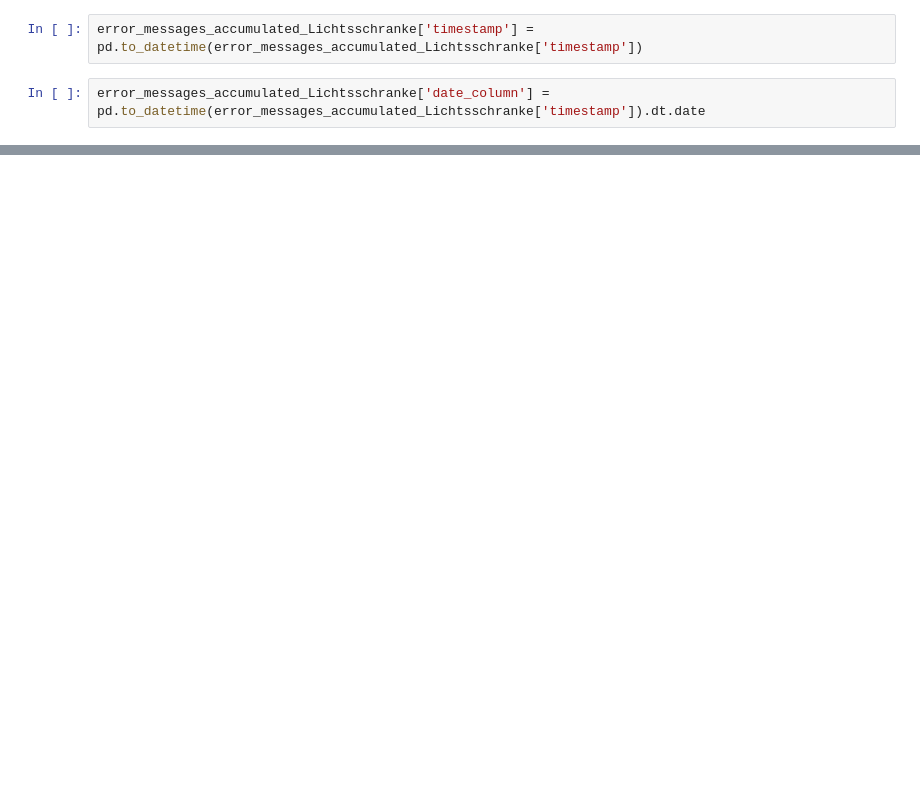
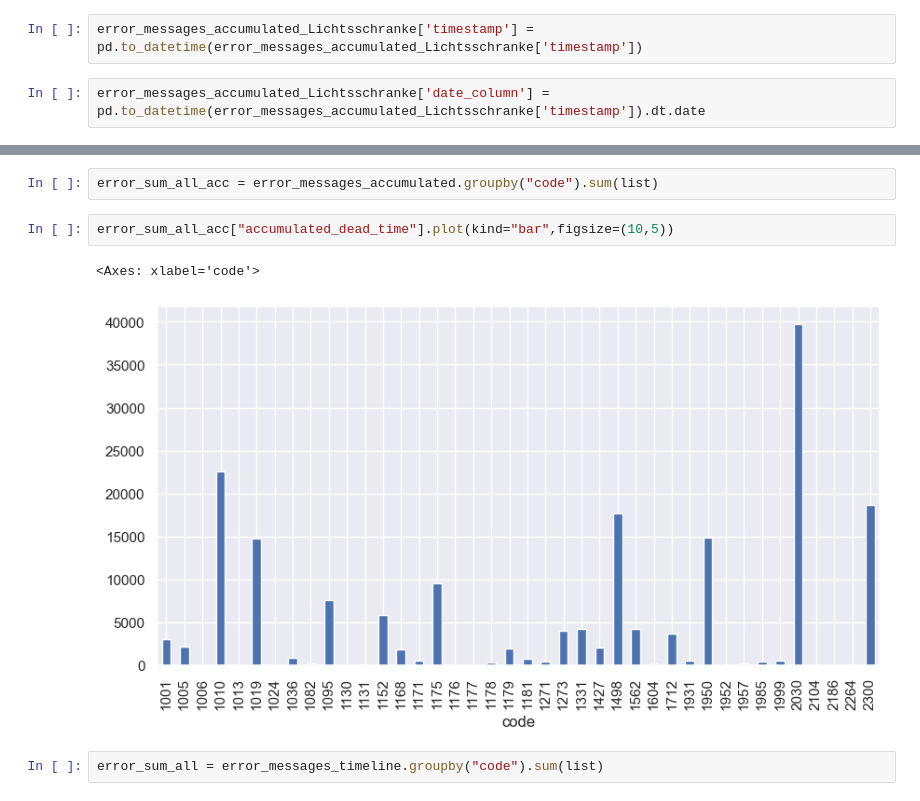
Before and after one commit to Timbo3399/Aufgabe_Multivac, a Jupyter notebook: Aufgabenstellung Data Analytics/Aufgabe 2.ipynb, the cells around one changed output, grey strips where cells are left out. Drawn from its saved outputs; the diff is of its cells as text; blank space fills up the shorter version.

```diff
--- a/Aufgabenstellung Data Analytics/Aufgabe 2.ipynb
+++ b/Aufgabenstellung Data Analytics/Aufgabe 2.ipynb
@@ -112,0 +93,9 @@ g.set_xticklabels(g.get_xticklabels(), rotation=45)
+# %%
+error_sum_all_acc = error_messages_accumulated.groupby("code").sum(list)
+# %%
+error_sum_all_acc["accumulated_dead_time"].plot(kind="bar",figsize=(10,5))
+# %% [output]
+<Axes: xlabel='code'>
+[figure, added]
+# %%
+error_sum_all = error_messages_timeline.groupby("code").sum(list)
```
Also changed, not shown: parts of 5 cells of this notebook, 1 other file.
